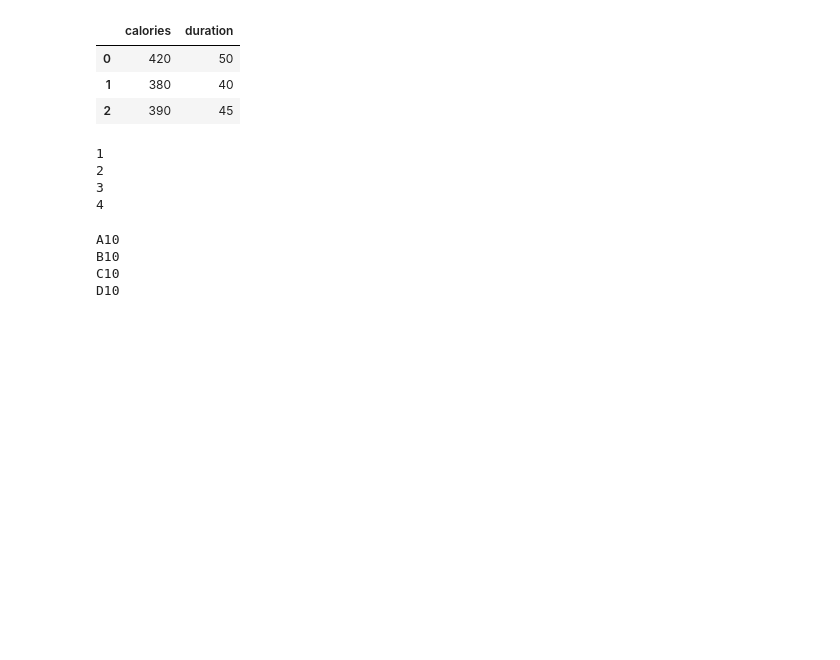
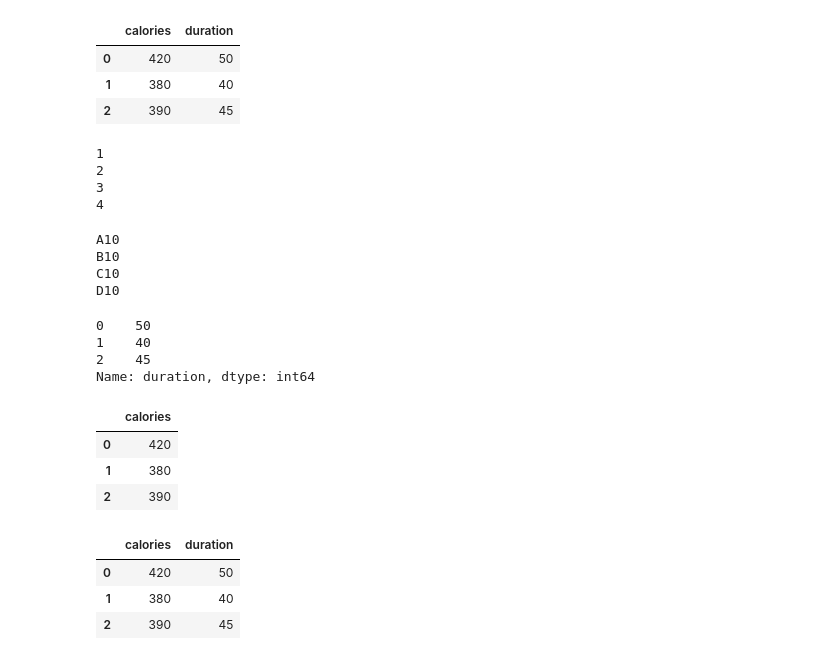
Before and after one commit to TommyRoy776/381-ML-HW1-, a Jupyter notebook: playground.ipynb, the cells around one changed output. Cells and saved outputs as stored; diff of their text form; code cells hidden in the pictures; blank space fills up the shorter version.

```diff
--- a/playground.ipynb
+++ b/playground.ipynb
@@ -53,3 +53,24 @@ A10
 B10
 C10
 D10
+# %%
+dataF.loc[:,"duration"]
+# %% [output]
+0    50
+1    40
+2    45
+Name: duration, dtype: int64
+# %%
+dataF.drop("duration",axis = 1)
+# %% [output]
+|  | calories |
+| 0 | 420 |
+| 1 | 380 |
+| 2 | 390 |
+# %%
+dataF.head()
+# %% [output]
+|  | calories | duration |
+| 0 | 420 | 50 |
+| 1 | 380 | 40 |
+| 2 | 390 | 45 |
```
Also changed, not shown: 2 other files.
